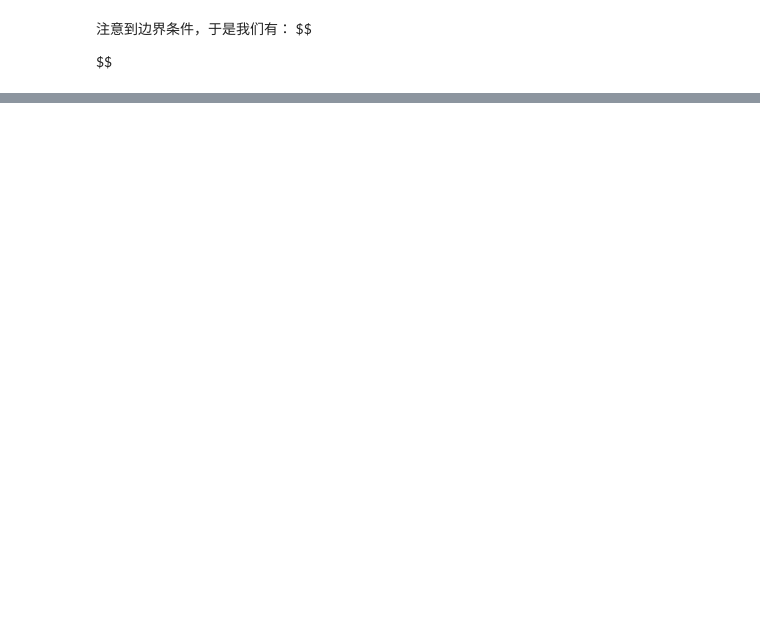
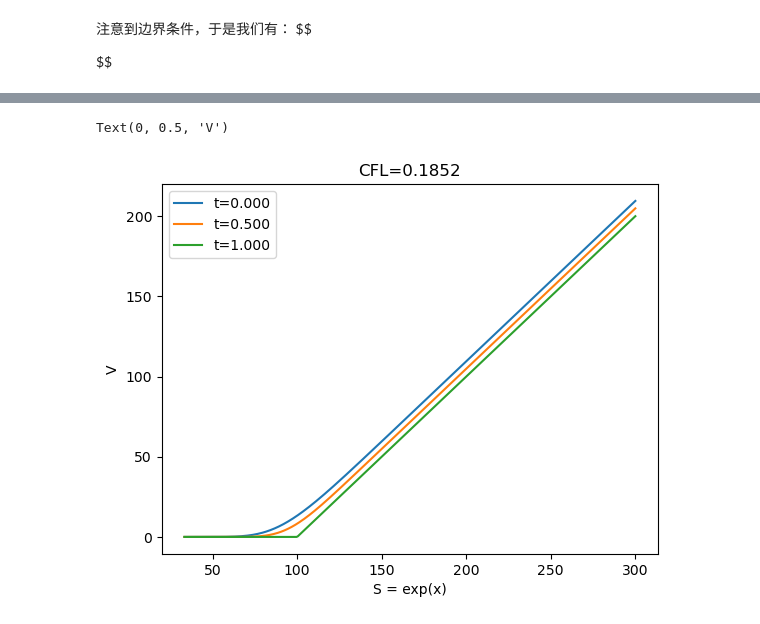
Before and after one commit to YongShen-98/numerical_PDE, a Jupyter notebook: 1D_Diffusion.ipynb, the cells around one changed output, grey strips where cells are left out. Saved outputs shown, nothing was run; the diff lists cells and outputs as text; code cells hidden in the pictures; blank space fills up the shorter version.

```diff
--- a/1D_Diffusion.ipynb
+++ b/1D_Diffusion.ipynb
@@ -452,8 +456,8 @@ sig = 0.2
 
 K = 100
 Texpir = 1
-Nspace = 3000  # M space steps
-Ntime = 2000  # N time steps
+Nspace = 300  # M space steps
+Ntime = 20000  # N time steps
 
 S_max = 3 * float(K)
 S_min = float(K) / 3
@@ -467,3 +471,29 @@ T, dt = np.linspace(0, Texpir, Ntime, retstep=True)  # time discretization
 Payoff = np.maximum(np.exp(x) - K, 0)  # Call payoff
 
 V = np.zeros((Nspace, Ntime))  # grid initialization
+
+V[:, -1] = Payoff  # terminal conditions
+V[-1, :] = np.exp(x_max) - K * np.exp(-r * T[::-1])  # boundary condition
+V[0, :] = 0  # boundary condition
+
+a1 = (1/2*sig**2-r)*(dt/(2*dx))+sig**2*dt/(2*dx**2)
+a2 = 1-sig**2*dt/dx**2-r*dt
+a3 = (r-1/2*sig**2)*(dt/(2*dx))+sig**2*dt/(2*dx**2)
+
+CFL = sig*dt/dx**2
+# %%
+for ti in range(Ntime - 2, -1, -1):
+    for xi in range(1, Nspace-1):
+        V[xi,ti] = a1*V[xi-1,ti+1]+a2*V[xi,ti+1]+a3*V[xi+1,ti+1]
+# %%
+S = np.exp(x)
+# %%
+for ti in [1, 10000, 20000]:
+    plt.plot(S, V[:,ti-1], label="t=%.3f"%(dt*(ti-1)))
+plt.legend()
+plt.title("CFL=%.4f"%CFL)
+plt.xlabel("S = exp(x)")
+plt.ylabel("V")
+# %% [output]
+Text(0, 0.5, 'V')
+[figure, added]
```
Also changed, not shown: parts of 11 cells of this notebook, 1 other file.
